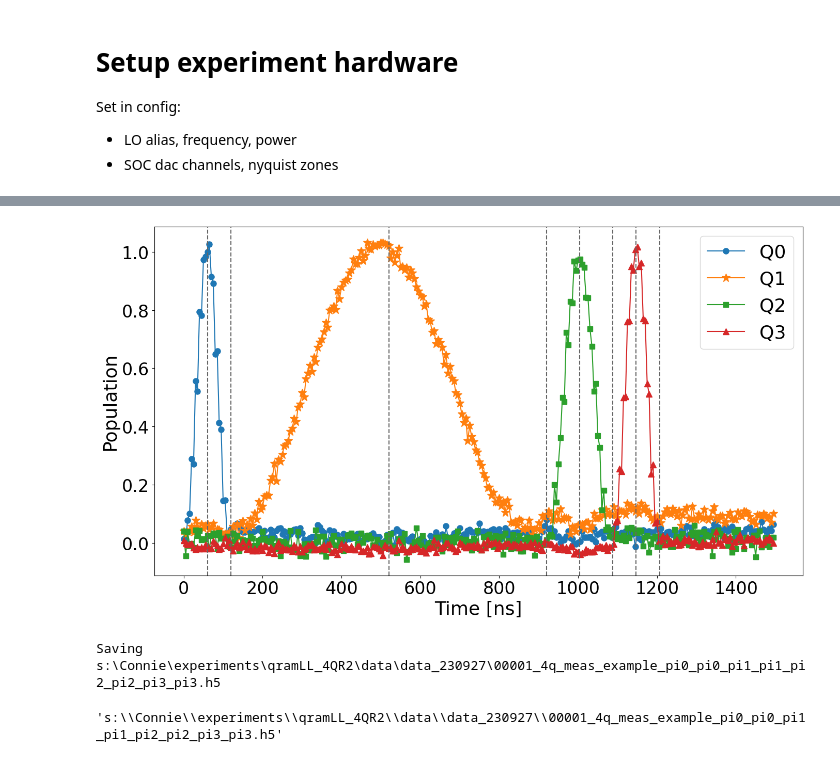
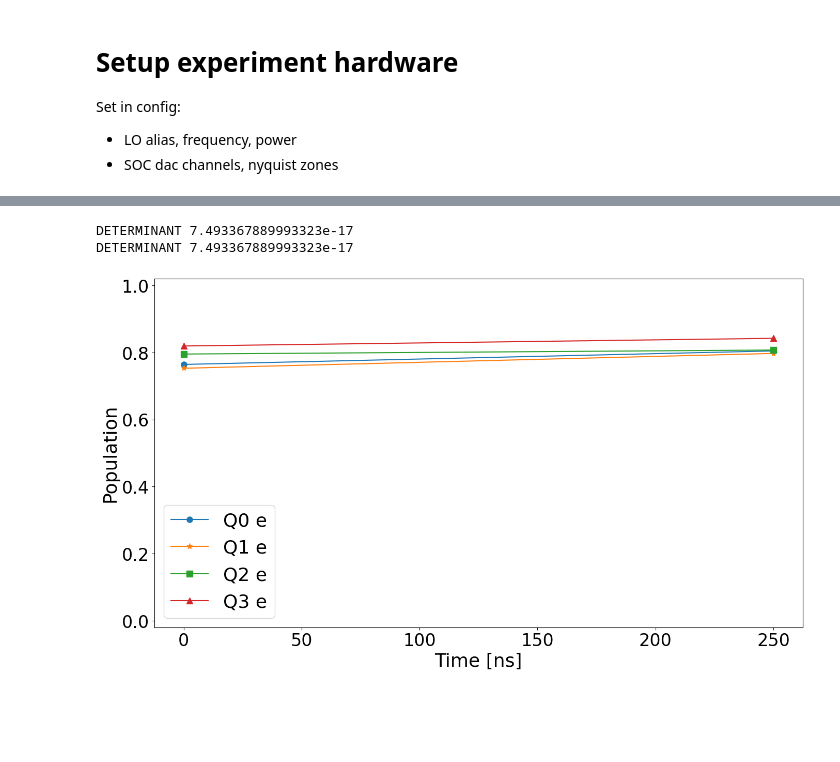
Before and after one commit to SchusterLab/qram_tprocv1_expts, a Jupyter notebook: qram_protocol_sandbox.ipynb, the cells around one changed output, grey strips where cells are left out. Cells and saved outputs as stored; diff of their text form; code cells hidden in the pictures; blank space fills up the shorter version.

Commit message:
update config, increased modularity in qram protocol, more calibrations for 2q swaps, zz correction for 3q tomo, bug fixes

```diff
--- a/qram_protocol_sandbox.ipynb
+++ b/qram_protocol_sandbox.ipynb
@@ -70,6 +73,6 @@ def prev_data(expt_path, filename):
         print(f'Extracted data and attrs {list(a.attrs)}')
     return temp_data, attrs
 # %%
-expt_path=os.getcwd()+'\data\data_230927'
+expt_path=os.path.join(os.getcwd(),'data', 'data_231212')
 print('Data will be stored in', expt_path)
 # %% [output]
@@ -78,7 +81,7 @@ Data will be stored in s:\Connie\experiments\qramLL_4QR2\data\data_230927
 # config_file = 'config_zcu216.yml'
 # config_file = 'config_q3diamond.yml'
 config_file = 'config_q3diamond_full688and638_reset.yml'
-config_path = os.getcwd() + '\\' + config_file
+config_path = os.path.join(os.getcwd(), config_file)
 print('Config will be', config_path)
 # %% [output]
 Config will be s:\Connie\experiments\qramLL_4QR2\config_q3diamond_full688and638_reset.yml
@@ -226,10 +528,7 @@ end times [0.06, 0.12, 0.52, 0.92, 1.0035473346443655, 1.0870946692887309, 1.147
 # %%
-qramExpt.analyze()
-qramExpt.display(err=False)
+qramExpt.analyze(data=None)
+qramExpt.display(data=None)
 # %% [output]
+DETERMINANT 7.493367889993323e-17
+DETERMINANT 7.493367889993323e-17
-[figure, old version]
+[figure, new version]
-# %%
-qramExpt.save_data()
-# %% [output]
-Saving s:\Connie\experiments\qramLL_4QR2\data\data_230927\00001_4q_meas_example_pi0_pi0_pi1_pi1_pi2_pi2_pi3_pi3.h5
-'s:\\Connie\\experiments\\qramLL_4QR2\\data\\data_230927\\00001_4q_meas_example_pi0_pi0_pi1_pi1_pi2_pi2_pi3_pi3.h5'
```
Also changed, not shown: parts of 24 cells of this notebook, 18 other files.
